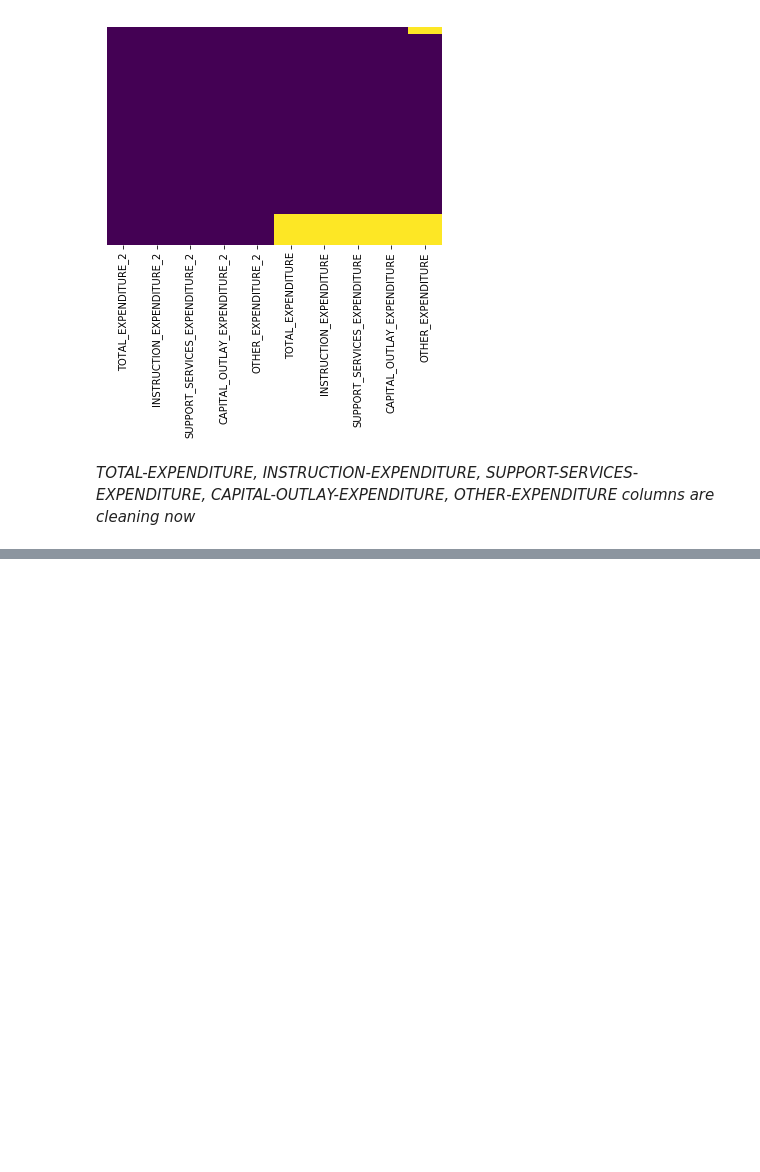
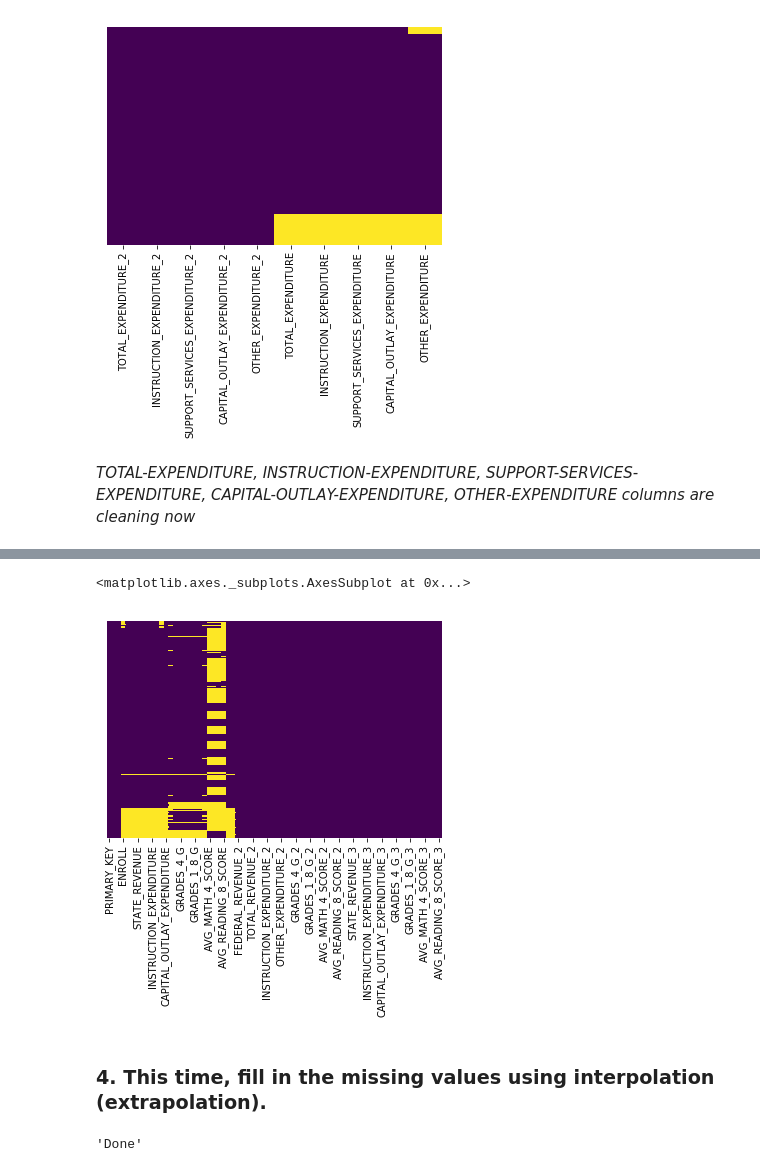
Before and after one commit to mwpnava/thinkful, a Jupyter notebook: Module 17 - Data Cleaning Missing Values Assignment.ipynb, the cells around one changed output, grey strips where cells are left out. Saved outputs shown, nothing was run; the diff lists cells and outputs as text; code cells hidden in the pictures; blank space fills up the shorter version.

```diff
--- a/Module 17 - Data Cleaning Missing Values Assignment.ipynb
+++ b/Module 17 - Data Cleaning Missing Values Assignment.ipynb
@@ -285,0 +355,8 @@ education.head(5)
+# %%
+
+sns.heatmap(education.isnull(),yticklabels=False,cbar=False,cmap='viridis')
+# %% [output]
+<matplotlib.axes._subplots.AxesSubplot at 0x...>
+[figure, added]
+# %% [markdown]
+### 4. This time, fill in the missing values using interpolation (extrapolation).
@@ -285,0 +379,5 @@ education.head(5)
+# %%
+#Cleaning columns with mean per year
+interpolation(['TOTAL_REVENUE','FEDERAL_REVENUE','STATE_REVENUE','LOCAL_REVENUE','TOTAL_EXPENDITURE','INSTRUCTION_EXPENDITURE','SUPPORT_SERVICES_EXPENDITURE','OTHER_EXPENDITURE','CAPITAL_OUTLAY_EXPENDITURE','GRADES_PK_G','GRADES_KG_G','GRADES_4_G','GRADES_8_G','GRADES_12_G','GRADES_1_8_G','GRADES_9_12_G','GRADES_ALL_G','AVG_MATH_4_SCORE','AVG_MATH_8_SCORE','AVG_READING_4_SCORE','AVG_READING_8_SCORE'])
+# %% [output]
+'Done'
```
Also changed, not shown: parts of 30 cells of this notebook.
